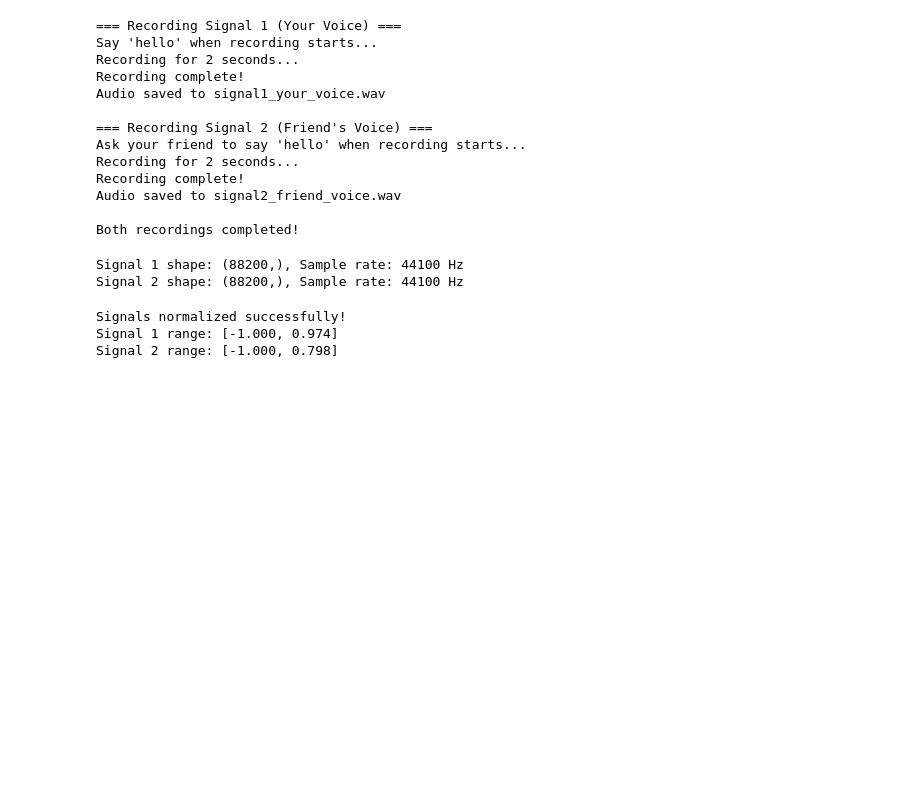
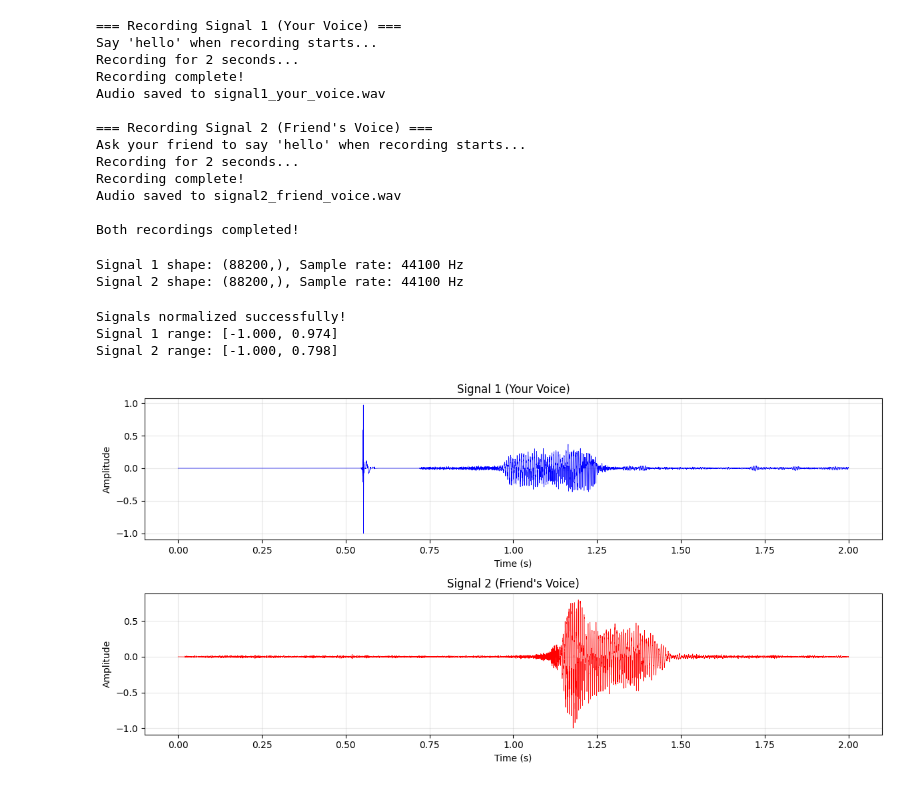
Before and after one commit to Abhijith-E/SPR-lab-2448503, a Jupyter notebook: Lab7.ipynb, the cells around one changed output. Drawn from its saved outputs; the diff is of its cells as text; code cells hidden in the pictures; blank space fills up the shorter version.

Commit message:
feat: add visualization for original and normalized signals

```diff
--- a/Lab7.ipynb
+++ b/Lab7.ipynb
@@ -95,3 +95,31 @@ print(f"Signal 2 range: [{signal2_norm.min():.3f}, {signal2_norm.max():.3f}]")
 Signals normalized successfully!
 Signal 1 range: [-1.000, 0.974]
 Signal 2 range: [-1.000, 0.798]
+# %%
+def plot_signals(signal1, signal2, sr1, sr2, title="Audio Signals"):
+
+    fig, axes = plt.subplots(2, 1, figsize=(12, 6))
+
+    time1 = np.arange(len(signal1)) / sr1
+    time2 = np.arange(len(signal2)) / sr2
+
+    axes[0].plot(time1, signal1, color='blue', linewidth=0.5)
+    axes[0].set_title('Signal 1 (Your Voice)')
+    axes[0].set_xlabel('Time (s)')
+    axes[0].set_ylabel('Amplitude')
+    axes[0].grid(True, alpha=0.3)
+
+    axes[1].plot(time2, signal2, color='red', linewidth=0.5)
+    axes[1].set_title('Signal 2 (Friend\'s Voice)')
+    axes[1].set_xlabel('Time (s)')
+    axes[1].set_ylabel('Amplitude')
+    axes[1].grid(True, alpha=0.3)
+
+    plt.tight_layout()
+    plt.savefig('normalized_signals.png', dpi=300, bbox_inches='tight')
+    plt.show()
+
+
+plot_signals(signal1_norm, signal2_norm, sr1, sr2, "Normalized Audio Signals")
+# %% [output]
+[figure, added]
```
Also changed, not shown: 1 other file.
